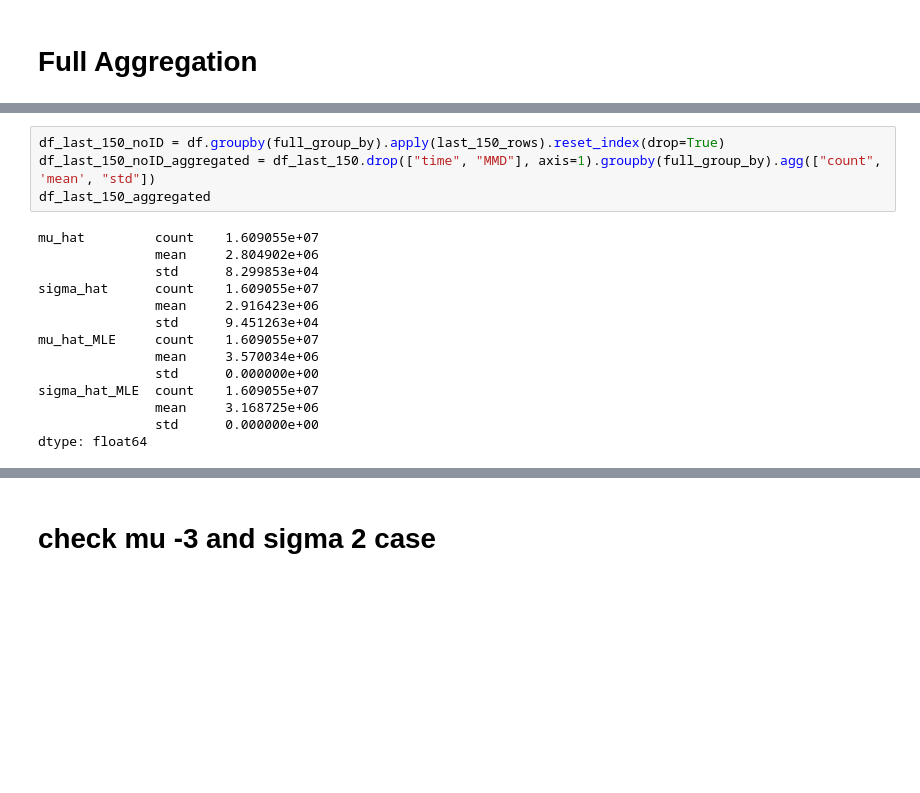
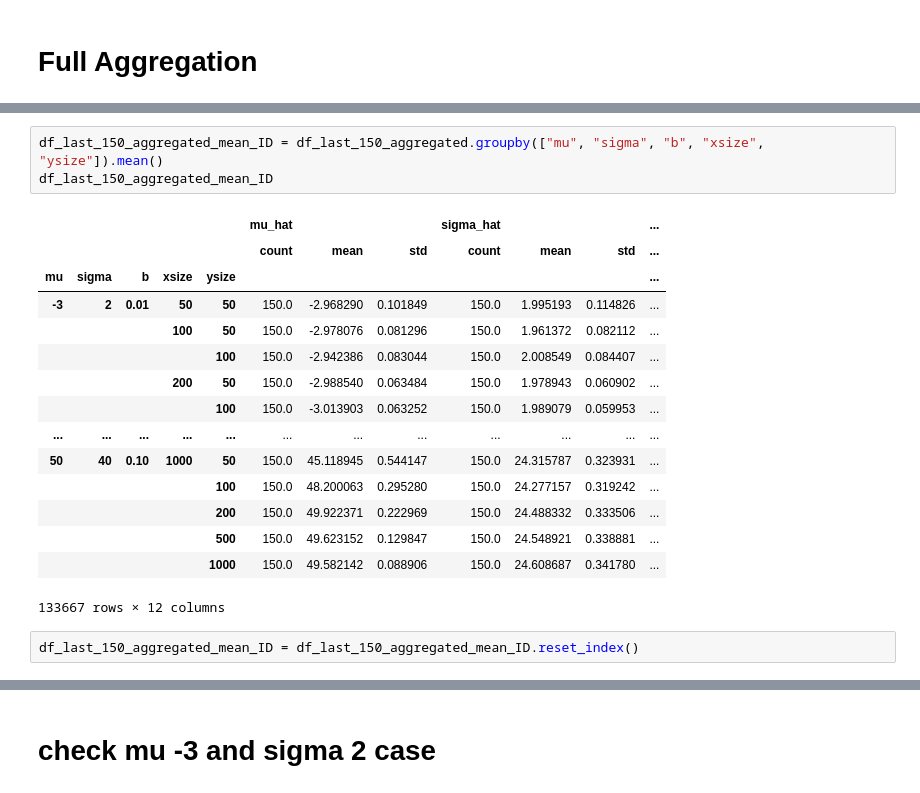
Before and after one commit to GiantDwarf42/master_thesis2, a Jupyter notebook: Gaussian_Data_Analysis.ipynb, the cells around one changed output, grey strips where cells are left out. Saved outputs shown, nothing was run; the diff lists cells and outputs as text; blank space fills up the shorter version.

```diff
--- a/Gaussian_Data_Analysis.ipynb
+++ b/Gaussian_Data_Analysis.ipynb
@@ -86,18 +86,21 @@ df_last_150_aggregated.groupby(["mu", "sigma", "b", "xsize", "ysize"]).mean()
-# %%
-df_last_150_noID = df.groupby(full_group_by).apply(last_150_rows).reset_index(drop=True)
-df_last_150_noID_aggregated = df_last_150.drop(["time", "MMD"], axis=1).groupby(full_group_by).agg(["count", 'mean', "std"])
-df_last_150_aggregated
-# %% [output]
-mu_hat         count    1.609055e+07
-               mean     2.804902e+06
-               std      8.299853e+04
-sigma_hat      count    1.609055e+07
-               mean     2.916423e+06
-               std      9.451263e+04
-mu_hat_MLE     count    1.609055e+07
-               mean     3.570034e+06
-               std      0.000000e+00
-sigma_hat_MLE  count    1.609055e+07
-               mean     3.168725e+06
-               std      0.000000e+00
-dtype: float64
+# %%
+df_last_150_aggregated_mean_ID = df_last_150_aggregated.groupby(["mu", "sigma", "b", "xsize", "ysize"]).mean()
+df_last_150_aggregated_mean_ID
+# %% [output]
+|  |  |  |  |  | mu_hat |  |  | sigma_hat |  |  | ... |
+|  |  |  |  |  | count | mean | std | count | mean | std | ... |
+| mu | sigma | b | xsize | ysize |  |  |  |  |  |  | ... |
+| -3 | 2 | 0.01 | 50 | 50 | 150.0 | -2.968290 | 0.101849 | 150.0 | 1.995193 | 0.114826 | ... |
+|  |  |  | 100 | 50 | 150.0 | -2.978076 | 0.081296 | 150.0 | 1.961372 | 0.082112 | ... |
+|  |  |  |  | 100 | 150.0 | -2.942386 | 0.083044 | 150.0 | 2.008549 | 0.084407 | ... |
+|  |  |  | 200 | 50 | 150.0 | -2.988540 | 0.063484 | 150.0 | 1.978943 | 0.060902 | ... |
+|  |  |  |  | 100 | 150.0 | -3.013903 | 0.063252 | 150.0 | 1.989079 | 0.059953 | ... |
+| ... | ... | ... | ... | ... | ... | ... | ... | ... | ... | ... | ... |
+| 50 | 40 | 0.10 | 1000 | 50 | 150.0 | 45.118945 | 0.544147 | 150.0 | 24.315787 | 0.323931 | ... |
+|  |  |  |  | 100 | 150.0 | 48.200063 | 0.295280 | 150.0 | 24.277157 | 0.319242 | ... |
+|  |  |  |  | 200 | 150.0 | 49.922371 | 0.222969 | 150.0 | 24.488332 | 0.333506 | ... |
+|  |  |  |  | 500 | 150.0 | 49.623152 | 0.129847 | 150.0 | 24.548921 | 0.338881 | ... |
+|  |  |  |  | 1000 | 150.0 | 49.582142 | 0.088906 | 150.0 | 24.608687 | 0.341780 | ... |
+133667 rows × 12 columns
+# %%
+df_last_150_aggregated_mean_ID = df_last_150_aggregated_mean_ID.reset_index()
```
Also changed, not shown: parts of 10 cells of this notebook, 1 other file.
